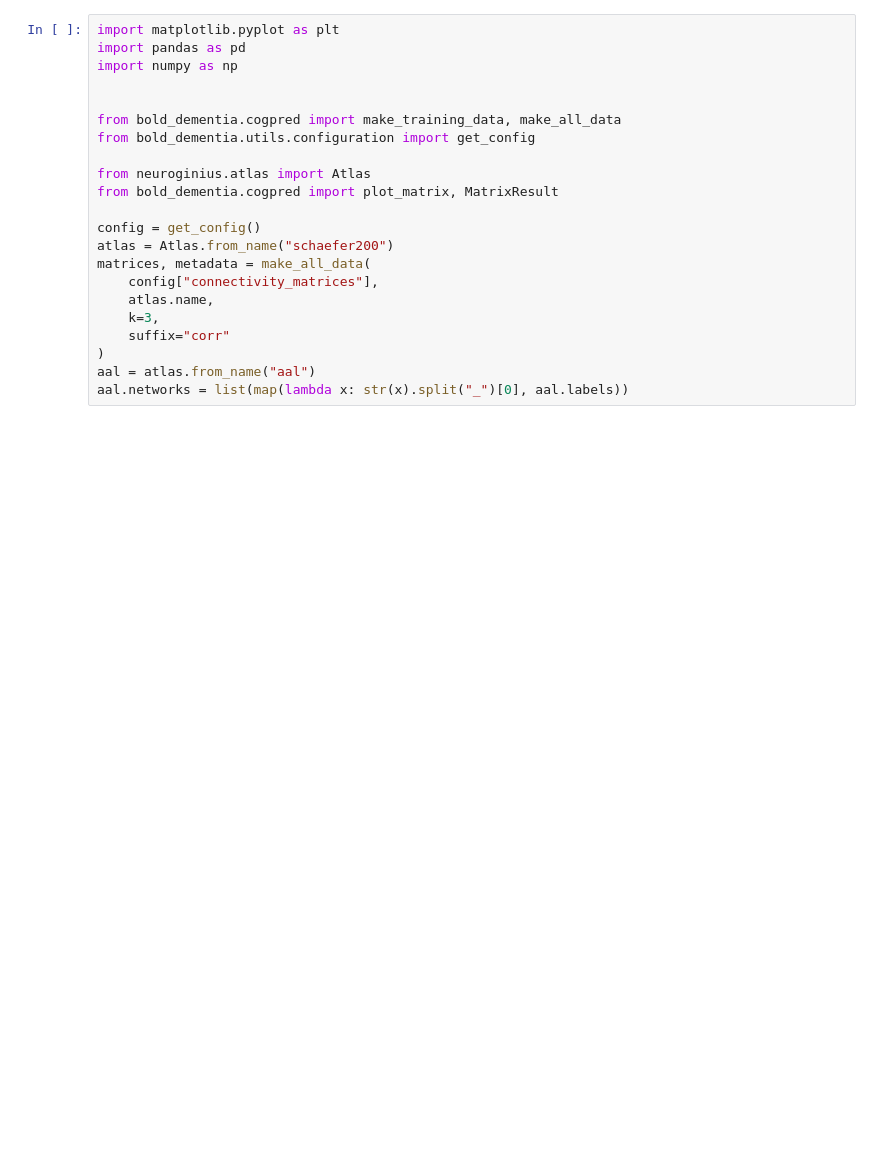
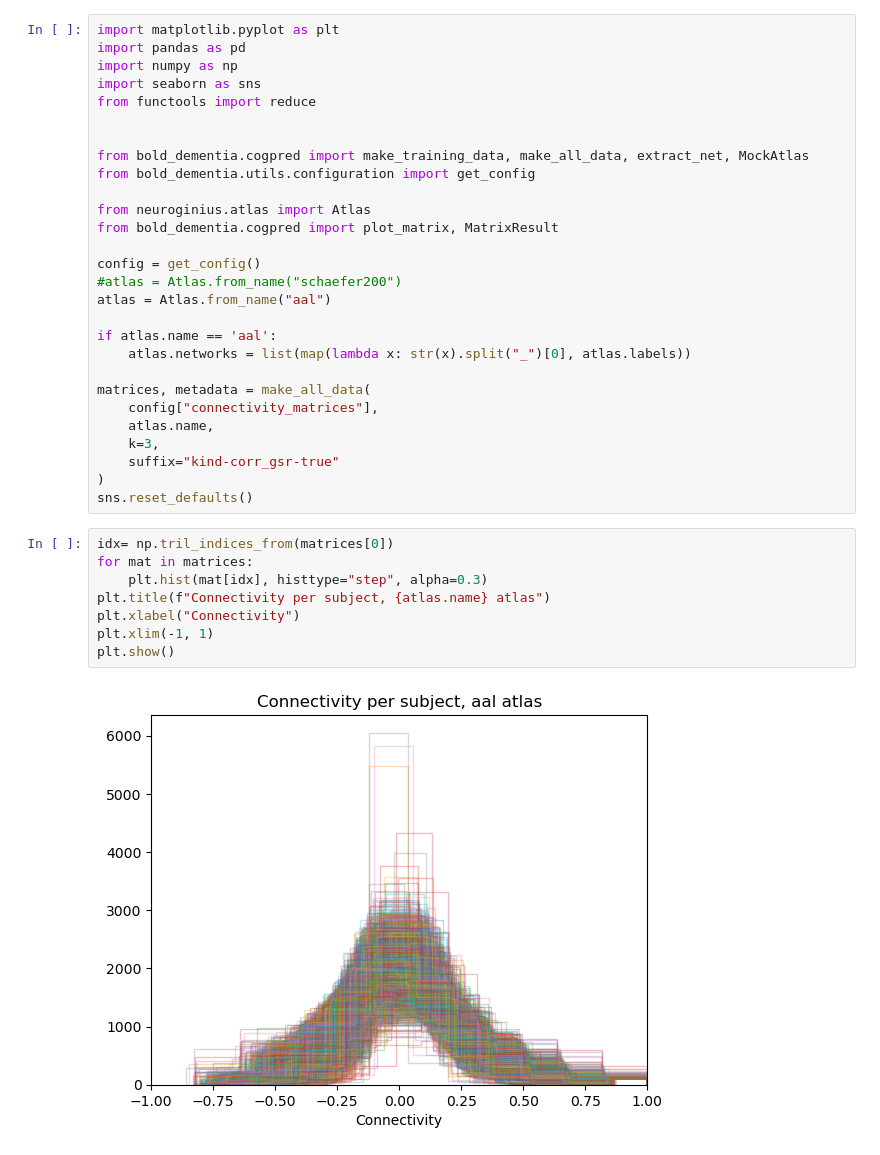
Before and after one commit to jonathan-legrand/memento-postproc, a Jupyter notebook: group_connectivity.ipynb, the cells around one changed output. Saved outputs shown, nothing was run; the diff lists cells and outputs as text; blank space fills up the shorter version.

```diff
--- a/group_connectivity.ipynb
+++ b/group_connectivity.ipynb
@@ -2,22 +2,38 @@
 import matplotlib.pyplot as plt
 import pandas as pd
 import numpy as np
+import seaborn as sns
+from functools import reduce
 
 
-from bold_dementia.cogpred import make_training_data, make_all_data
+from bold_dementia.cogpred import make_training_data, make_all_data, extract_net, MockAtlas
 from bold_dementia.utils.configuration import get_config
 
 from neuroginius.atlas import Atlas
 from bold_dementia.cogpred import plot_matrix, MatrixResult
 
 config = get_config()
-atlas = Atlas.from_name("schaefer200")
+#atlas = Atlas.from_name("schaefer200")
+atlas = Atlas.from_name("aal")
+
+if atlas.name == 'aal':
+    atlas.networks = list(map(lambda x: str(x).split("_")[0], atlas.labels))
+
 matrices, metadata = make_all_data(
     config["connectivity_matrices"],
     atlas.name,
     k=3,
-    suffix="corr"
+    suffix="kind-corr_gsr-true"
 )
-aal = atlas.from_name("aal")
-aal.networks = list(map(lambda x: str(x).split("_")[0], aal.labels))
+sns.reset_defaults()
+# %%
+idx= np.tril_indices_from(matrices[0])
+for mat in matrices:
+    plt.hist(mat[idx], histtype="step", alpha=0.3)
+plt.title(f"Connectivity per subject, {atlas.name} atlas")
+plt.xlabel("Connectivity")
+plt.xlim(-1, 1)
+plt.show()
+# %% [output]
+[figure, added]
 # %%
```
Also changed, not shown: parts of 8 cells of this notebook, 1 other file.
